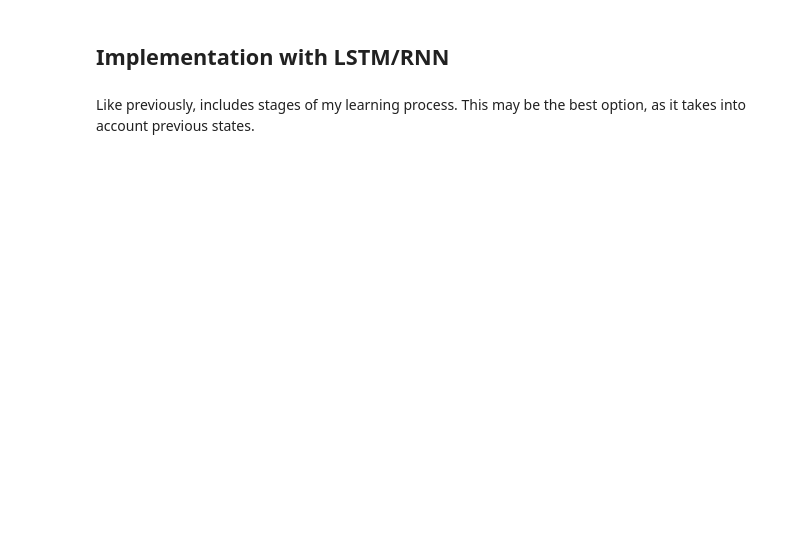
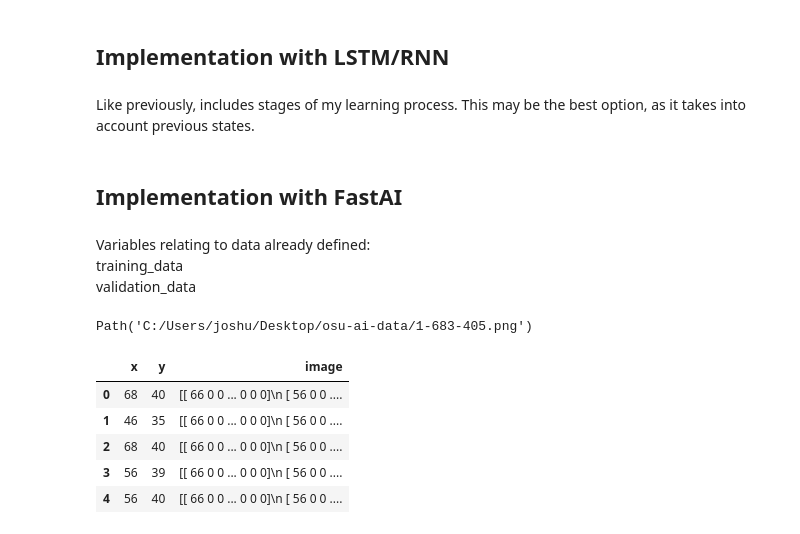
Before and after one commit to joshuatmyers/osu-ai, a Jupyter notebook: pytorch-model.ipynb, the cells around one changed output. Saved outputs shown, nothing was run; the diff lists cells and outputs as text; code cells hidden in the pictures; blank space fills up the shorter version.

```diff
--- a/pytorch-model.ipynb
+++ b/pytorch-model.ipynb
@@ -121,3 +251,5 @@ Validation sample instances: 268
 # %% [markdown]
 Like previously, includes stages of my learning process.
 This may be the best option, as it takes into account previous states.
+# %% [markdown]
+## Implementation with FastAI
@@ -123,0 +258,4 @@ This may be the best option, as it takes into account previous states.
+# %% [markdown]
+Variables relating to data already defined: <br>
+training_data <br>
+validation_data <br>
@@ -123,0 +266,13 @@ This may be the best option, as it takes into account previous states.
+# %%
+img_files[0]
+# %% [output]
+Path('C:/Users/joshu/Desktop/osu-ai-data/1-683-405.png')
+# %%
+fullData.head()
+# %% [output]
+|  | x | y | image |
+| 0 | 68 | 40 | [[ 66 0 0 ... 0 0 0]\n [ 56 0 0 .... |
+| 1 | 46 | 35 | [[ 66 0 0 ... 0 0 0]\n [ 56 0 0 .... |
+| 2 | 68 | 40 | [[ 66 0 0 ... 0 0 0]\n [ 56 0 0 .... |
+| 3 | 56 | 39 | [[ 66 0 0 ... 0 0 0]\n [ 56 0 0 .... |
+| 4 | 56 | 40 | [[ 66 0 0 ... 0 0 0]\n [ 56 0 0 .... |
```
Also changed, not shown: parts of 23 cells of this notebook.
